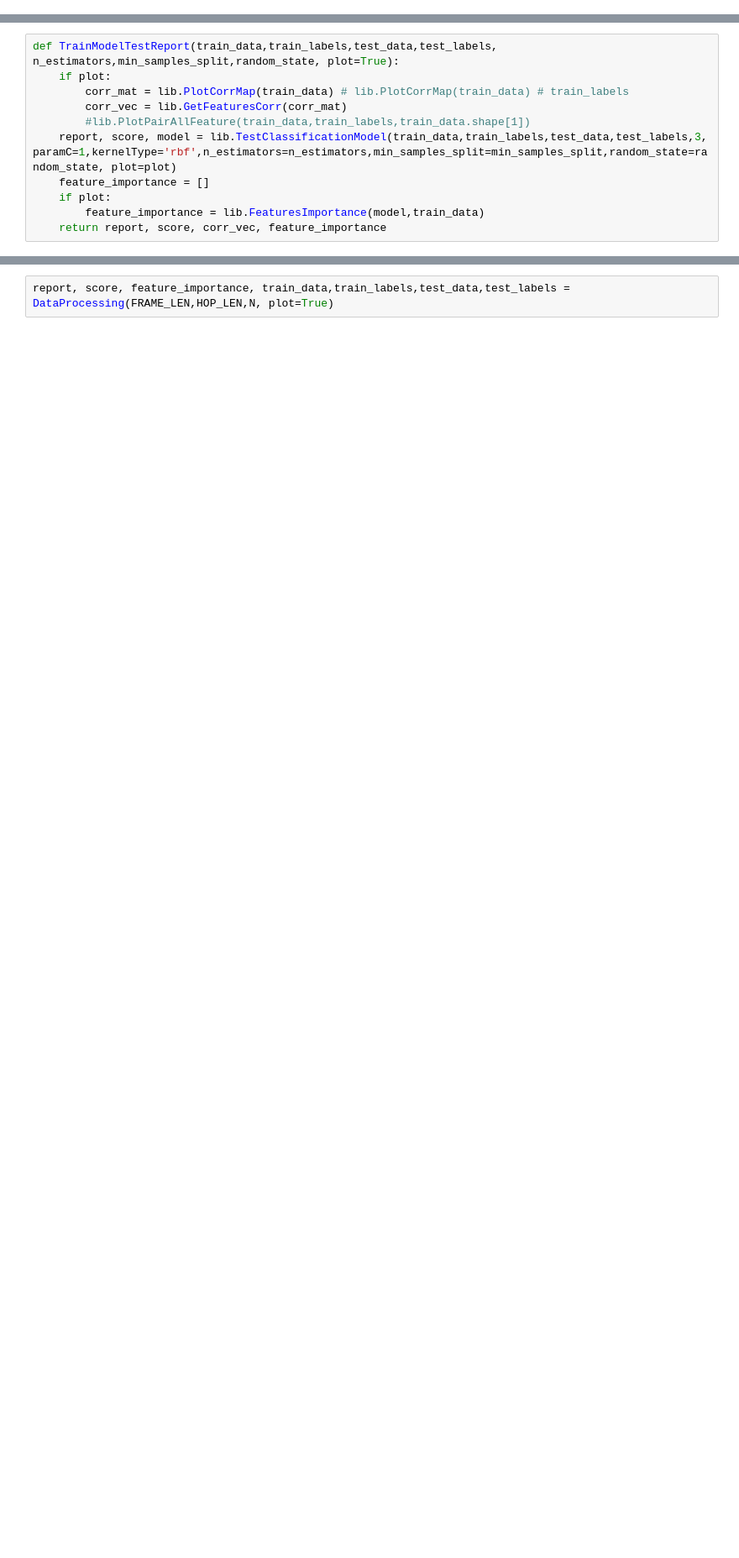
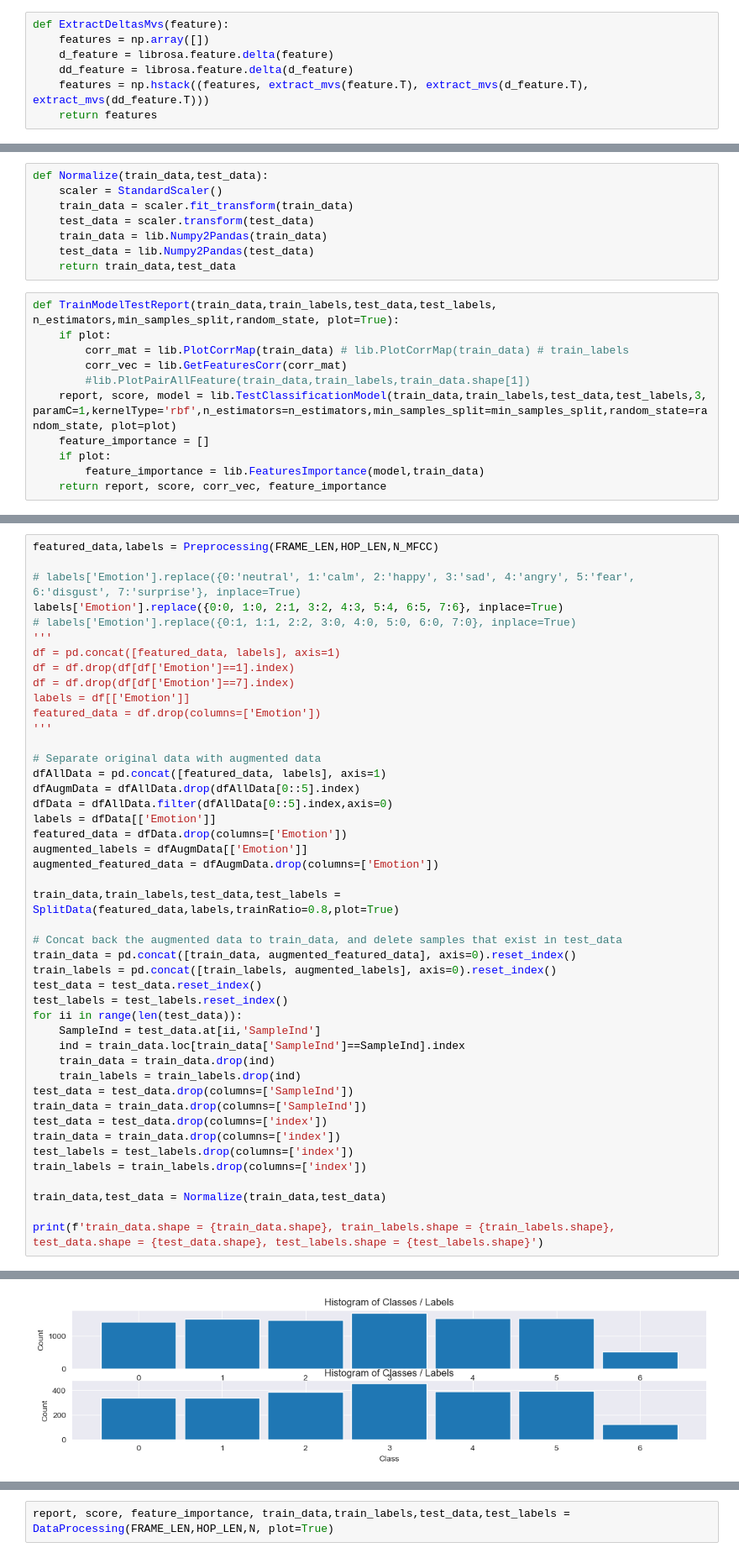
Before and after one commit to VictorMel/VoiceEmotionalAnalysis, a Jupyter notebook: project.ipynb, the cells around one changed output, grey strips where cells are left out. Shown at 84% size. Cells and saved outputs as stored; diff of their text form; blank space fills up the shorter version.

```diff
--- a/project.ipynb
+++ b/project.ipynb
@@ -178,0 +282,7 @@ def ExtractFeatures(sample,sr,frame_len,hop_len,n_mfcc):
+# %%
+def ExtractDeltasMvs(feature):
+    features = np.array([])
+    d_feature = librosa.feature.delta(feature)
+    dd_feature = librosa.feature.delta(d_feature)
+    features = np.hstack((features, extract_mvs(feature.T), extract_mvs(d_feature.T), extract_mvs(dd_feature.T)))
+    return features
@@ -237,6 +412,14 @@ def SplitData(featured_data,labels,trainRatio,plot):
     '''
 
     return train_data,train_labels,test_data,test_labels
+# %%
+def Normalize(train_data,test_data):
+    scaler = StandardScaler()
+    train_data = scaler.fit_transform(train_data)
+    test_data = scaler.transform(test_data)
+    train_data = lib.Numpy2Pandas(train_data)
+    test_data = lib.Numpy2Pandas(test_data)
+    return train_data,test_data
 # %%
 def TrainModelTestReport(train_data,train_labels,test_data,test_labels, n_estimators,min_samples_split,random_state, plot=True):
     if plot:
@@ -256,0 +434,46 @@ Data with total 12162 samples collected with 14 features.
+# %%
+featured_data,labels = Preprocessing(FRAME_LEN,HOP_LEN,N_MFCC)
+
+# labels['Emotion'].replace({0:'neutral', 1:'calm', 2:'happy', 3:'sad', 4:'angry', 5:'fear', 6:'disgust', 7:'surprise'}, inplace=True)
+labels['Emotion'].replace({0:0, 1:0, 2:1, 3:2, 4:3, 5:4, 6:5, 7:6}, inplace=True)
+# labels['Emotion'].replace({0:1, 1:1, 2:2, 3:0, 4:0, 5:0, 6:0, 7:0}, inplace=True)
+'''
+df = pd.concat([featured_data, labels], axis=1)
+df = df.drop(df[df['Emotion']==1].index)
+df = df.drop(df[df['Emotion']==7].index)
+labels = df[['Emotion']]
+featured_data = df.drop(columns=['Emotion'])
+'''
+
+# Separate original data with augmented data
+dfAllData = pd.concat([featured_data, labels], axis=1)
+dfAugmData = dfAllData.drop(dfAllData[0::5].index)
+dfData = dfAllData.filter(dfAllData[0::5].index,axis=0)
+labels = dfData[['Emotion']]
+featured_data = dfData.drop(columns=['Emotion'])
+augmented_labels = dfAugmData[['Emotion']]
+augmented_featured_data = dfAugmData.drop(columns=['Emotion'])
+
+train_data,train_labels,test_data,test_labels = SplitData(featured_data,labels,trainRatio=0.8,plot=True)
+
+# Concat back the augmented data to train_data, and delete samples that exist in test_data
+train_data = pd.concat([train_data, augmented_featured_data], axis=0).reset_index()
+train_labels = pd.concat([train_labels, augmented_labels], axis=0).reset_index()
+test_data = test_data.reset_index()
+test_labels = test_labels.reset_index()
+for ii in range(len(test_data)):
+    SampleInd = test_data.at[ii,'SampleInd']
+    ind = train_data.loc[train_data['SampleInd']==SampleInd].index
+    train_data = train_data.drop(ind)
+    train_labels = train_labels.drop(ind)
+test_data = test_data.drop(columns=['SampleInd'])
+train_data = train_data.drop(columns=['SampleInd'])
+test_data = test_data.drop(columns=['index'])
+train_data = train_data.drop(columns=['index'])
+test_labels = test_labels.drop(columns=['index'])
+train_labels = train_labels.drop(columns=['index'])
+
+train_data,test_data = Normalize(train_data,test_data)
+
+print(f'train_data.shape = {train_data.shape}, train_labels.shape = {train_labels.shape}, test_data.shape = {test_data.shape}, test_labels.shape = {test_labels.shape}')
+# %% [output]
@@ -256,0 +481 @@ Data with total 12162 samples collected with 14 features.
+[figure, added]
```
Also changed, not shown: parts of 36 cells of this notebook, 18 other files.
